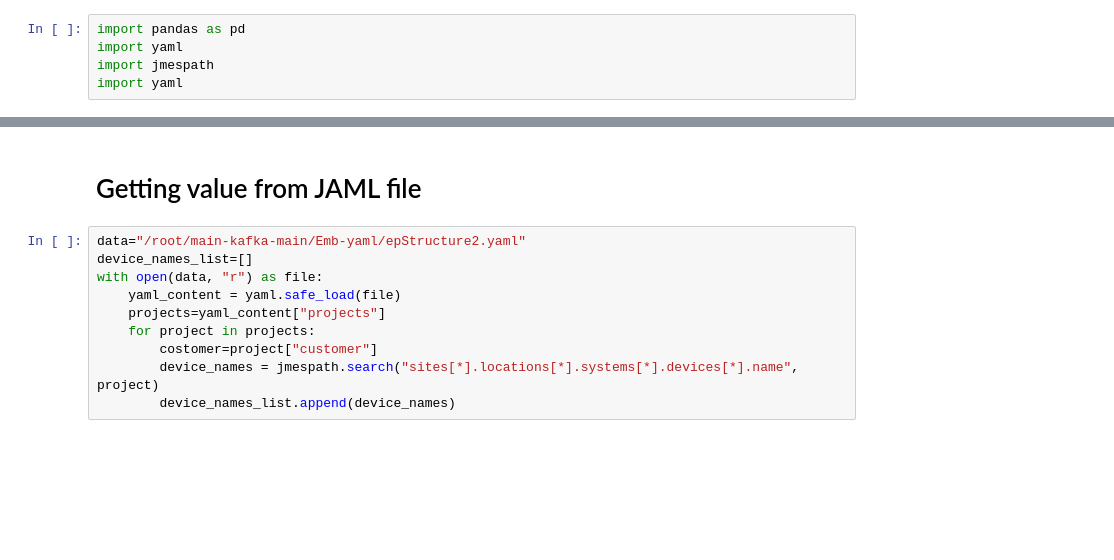
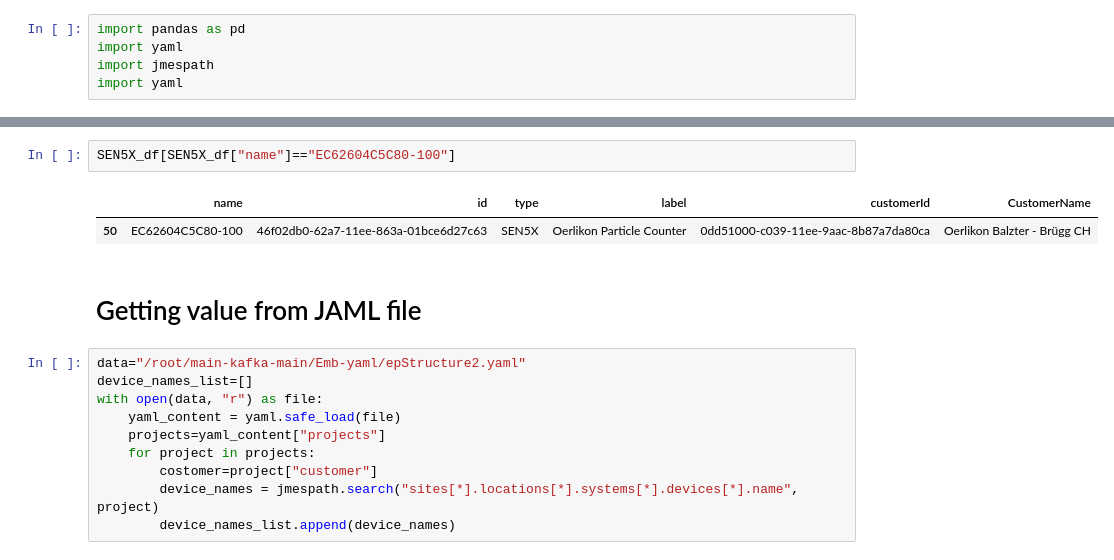
Before and after one commit to HuseynA28/Thingsbaord-FastApi-Kafka, a Jupyter notebook: analyse-data.ipynb, the cells around one changed output, grey strips where cells are left out. Cells and saved outputs as stored; diff of their text form; blank space fills up the shorter version.

```diff
--- a/analyse-data.ipynb
+++ b/analyse-data.ipynb
@@ -47,3 +53,8 @@ SEN5X_df.head()
+# %%
+SEN5X_df[SEN5X_df["name"]=="EC62604C5C80-100"]
+# %% [output]
+|  | name | id | type | label | customerId | CustomerName |
+| 50 | EC62604C5C80-100 | 46f02db0-62a7-11ee-863a-01bce6d27c63 | SEN5X | Oerlikon Particle Counter | 0dd51000-c039-11ee-9aac-8b87a7da80ca | Oerlikon Balzter - Brügg CH |
 # %% [markdown]
 #  Getting value from JAML  file
 # %%
```
Also changed, not shown: parts of 6 cells of this notebook, 11 other files.
